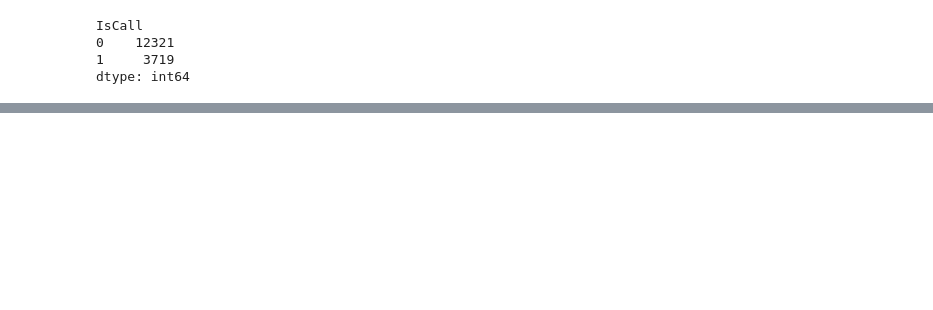
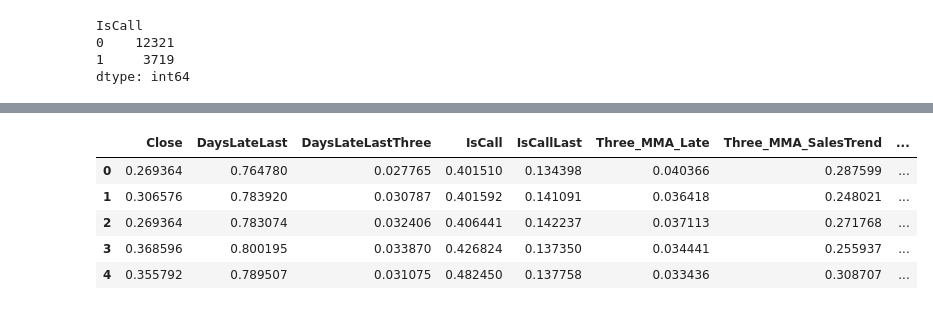
Before and after one commit to apclypsr/Capstone-Project, a Jupyter notebook: SurveyAnalysis.ipynb, the cells around one changed output, grey strips where cells are left out. Cells and saved outputs as stored; diff of their text form; code cells hidden in the pictures; blank space fills up the shorter version.

```diff
--- a/SurveyAnalysis.ipynb
+++ b/SurveyAnalysis.ipynb
@@ -403,3 +415,12 @@ IndexError: index 7 is out of bounds for axis 1 with size 7
+# %%
+rescaledX3.head()
+# %% [output]
+|  | Close | DaysLateLast | DaysLateLastThree | IsCall | IsCallLast | Three_MMA_Late | Three_MMA_SalesTrend | ... |
+| 0 | 0.269364 | 0.764780 | 0.027765 | 0.401510 | 0.134398 | 0.040366 | 0.287599 | ... |
+| 1 | 0.306576 | 0.783920 | 0.030787 | 0.401592 | 0.141091 | 0.036418 | 0.248021 | ... |
+| 2 | 0.269364 | 0.783074 | 0.032406 | 0.406441 | 0.142237 | 0.037113 | 0.271768 | ... |
+| 3 | 0.368596 | 0.800195 | 0.033870 | 0.426824 | 0.137350 | 0.034441 | 0.255937 | ... |
+| 4 | 0.355792 | 0.789507 | 0.031075 | 0.482450 | 0.137758 | 0.033436 | 0.308707 | ... |
 # %%
 #relationship between last month's days late and this month's call
 
```
Also changed, not shown: parts of 20 cells of this notebook.
